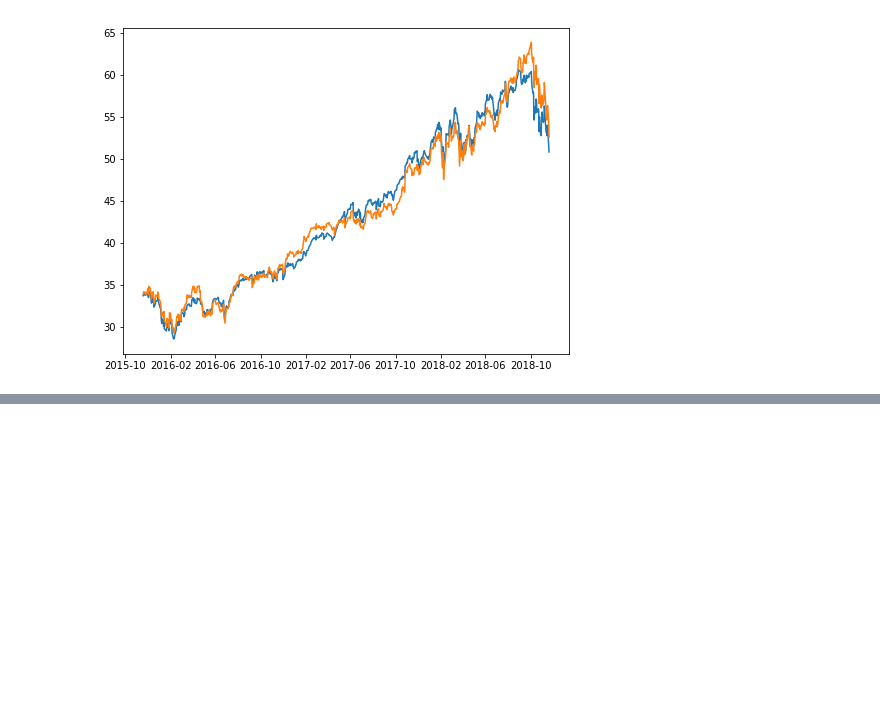
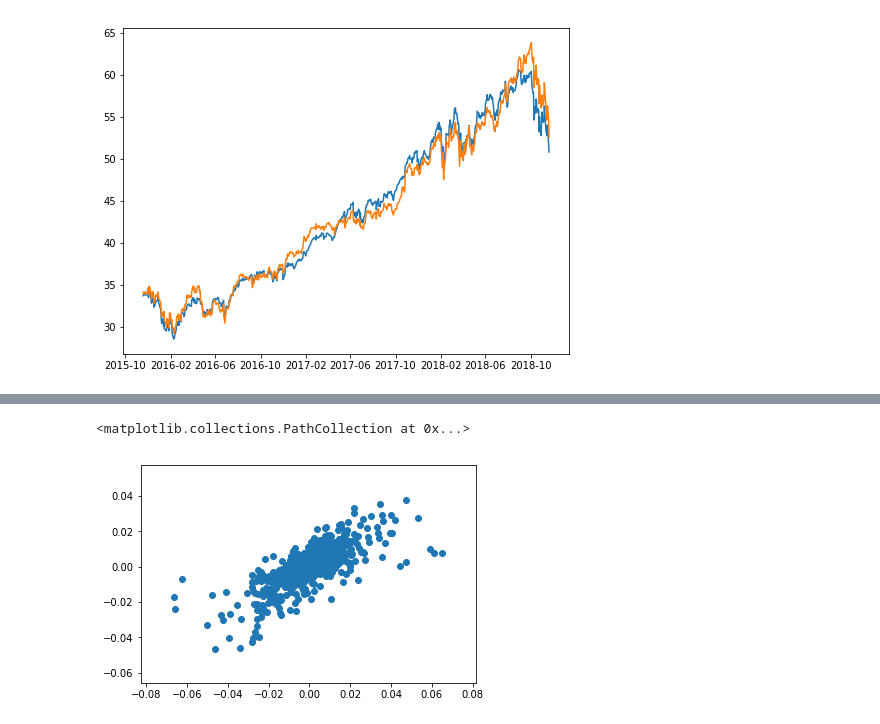
Before and after one commit to it2278/Stock_Analysis_TFA, a Jupyter notebook: master_file.ipynb, the cells around one changed output, grey strips where cells are left out. Cells and saved outputs as stored; diff of their text form; code cells hidden in the pictures; blank space fills up the shorter version.

```diff
--- a/master_file.ipynb
+++ b/master_file.ipynb
@@ -367,0 +391,5 @@ ax.plot(result.fittedvalues)
+# %%
+plt.scatter(rets.AAPL,rets.FTEC)
+# %% [output]
+<matplotlib.collections.PathCollection at 0x...>
+[figure, added]
```
Also changed, not shown: parts of 6 cells of this notebook.
